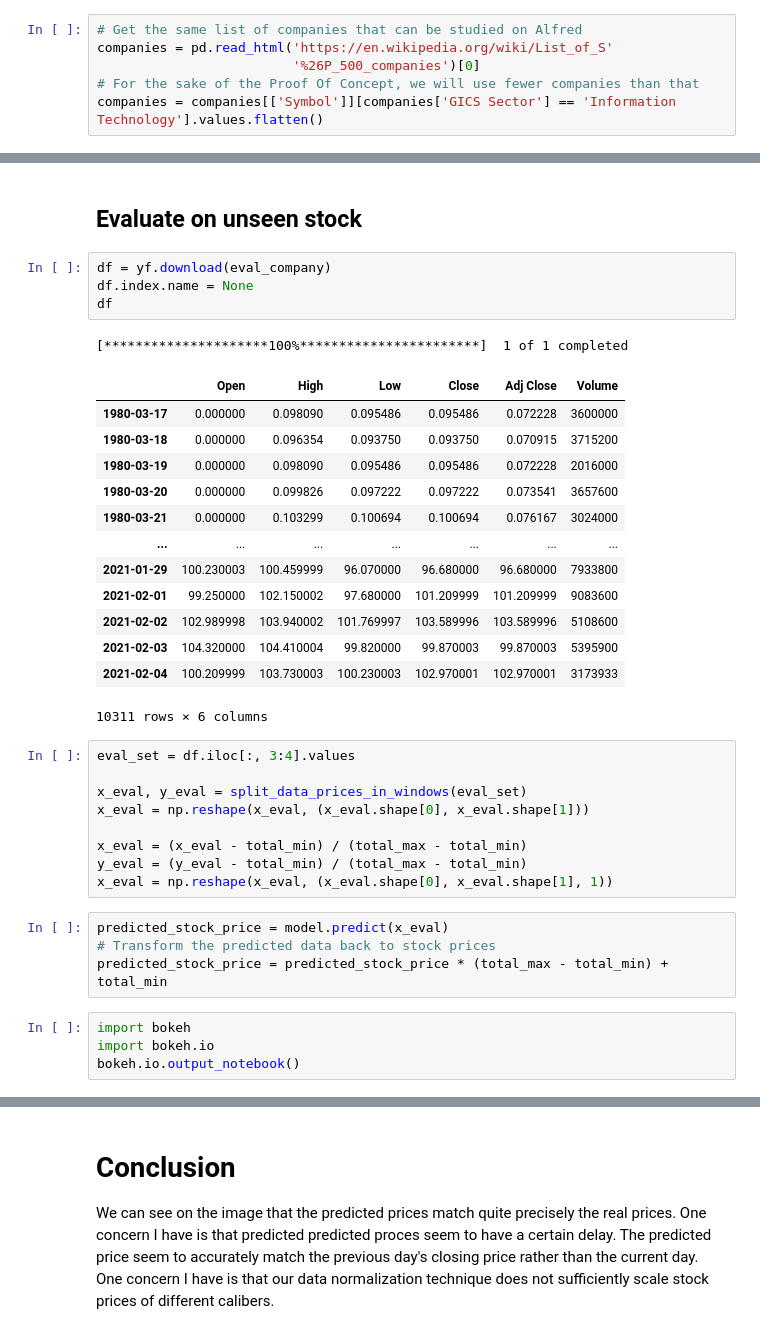
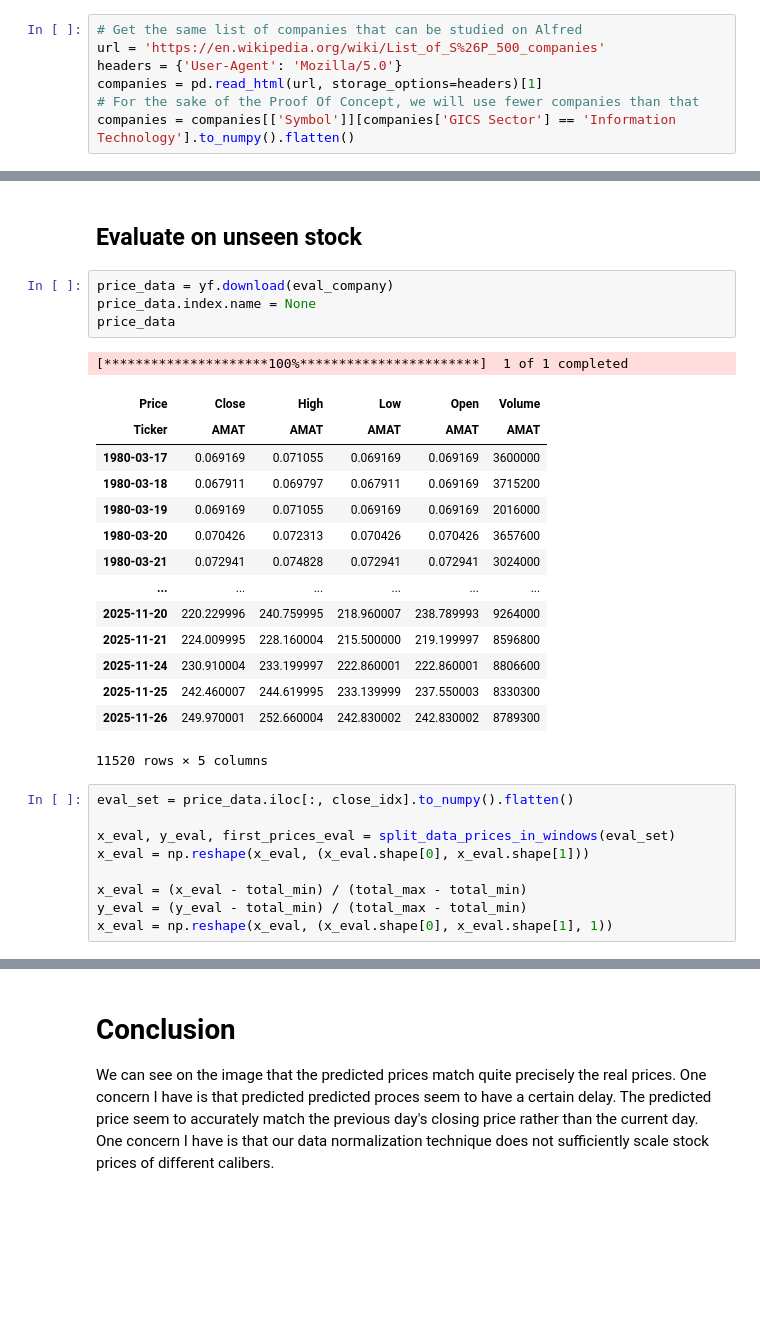
Before and after one commit to Fournierp/alfred, a Jupyter notebook: models/LSTM Vanilla.ipynb, the cells around one changed output, grey strips where cells are left out. Saved outputs shown, nothing was run; the diff lists cells and outputs as text; blank space fills up the shorter version.

Commit message:
Review model

```diff
--- a/models/LSTM Vanilla.ipynb
+++ b/models/LSTM Vanilla.ipynb
@@ -59,7 +23,8 @@ np.random.seed(512)
 # Pre-Processing
 # %%
 # Get the same list of companies that can be studied on Alfred
-companies = pd.read_html('https://en.wikipedia.org/wiki/List_of_S'
-                         '%26P_500_companies')[0]
+url = 'https://en.wikipedia.org/wiki/List_of_S%26P_500_companies'
+headers = {'User-Agent': 'Mozilla/5.0'}
+companies = pd.read_html(url, storage_options=headers)[1]
 # For the sake of the Proof Of Concept, we will use fewer companies than that
-companies = companies[['Symbol']][companies['GICS Sector'] == 'Information Technology'].values.flatten()
+companies = companies[['Symbol']][companies['GICS Sector'] == 'Information Technology'].to_numpy().flatten()
@@ -252,38 +284,31 @@ Text(0.5, 0, 'Epoch')
 # %% [markdown]
 ## Evaluate on unseen stock
 # %%
-df = yf.download(eval_company)
-df.index.name = None
-df
+price_data = yf.download(eval_company)
+price_data.index.name = None
+price_data
 # %% [output]
 [*********************100%***********************]  1 of 1 completed
-|  | Open | High | Low | Close | Adj Close | Volume |
-| 1980-03-17 | 0.000000 | 0.098090 | 0.095486 | 0.095486 | 0.072228 | 3600000 |
-| 1980-03-18 | 0.000000 | 0.096354 | 0.093750 | 0.093750 | 0.070915 | 3715200 |
-| 1980-03-19 | 0.000000 | 0.098090 | 0.095486 | 0.095486 | 0.072228 | 2016000 |
-| 1980-03-20 | 0.000000 | 0.099826 | 0.097222 | 0.097222 | 0.073541 | 3657600 |
-| 1980-03-21 | 0.000000 | 0.103299 | 0.100694 | 0.100694 | 0.076167 | 3024000 |
-| ... | ... | ... | ... | ... | ... | ... |
-| 2021-01-29 | 100.230003 | 100.459999 | 96.070000 | 96.680000 | 96.680000 | 7933800 |
-| 2021-02-01 | 99.250000 | 102.150002 | 97.680000 | 101.209999 | 101.209999 | 9083600 |
-| 2021-02-02 | 102.989998 | 103.940002 | 101.769997 | 103.589996 | 103.589996 | 5108600 |
-| 2021-02-03 | 104.320000 | 104.410004 | 99.820000 | 99.870003 | 99.870003 | 5395900 |
-| 2021-02-04 | 100.209999 | 103.730003 | 100.230003 | 102.970001 | 102.970001 | 3173933 |
+| Price | Close | High | Low | Open | Volume |
+| Ticker | AMAT | AMAT | AMAT | AMAT | AMAT |
+| 1980-03-17 | 0.069169 | 0.071055 | 0.069169 | 0.069169 | 3600000 |
+| 1980-03-18 | 0.067911 | 0.069797 | 0.067911 | 0.069169 | 3715200 |
+| 1980-03-19 | 0.069169 | 0.071055 | 0.069169 | 0.069169 | 2016000 |
+| 1980-03-20 | 0.070426 | 0.072313 | 0.070426 | 0.070426 | 3657600 |
+| 1980-03-21 | 0.072941 | 0.074828 | 0.072941 | 0.072941 | 3024000 |
+| ... | ... | ... | ... | ... | ... |
+| 2025-11-20 | 220.229996 | 240.759995 | 218.960007 | 238.789993 | 9264000 |
+| 2025-11-21 | 224.009995 | 228.160004 | 215.500000 | 219.199997 | 8596800 |
+| 2025-11-24 | 230.910004 | 233.199997 | 222.860001 | 222.860001 | 8806600 |
+| 2025-11-25 | 242.460007 | 244.619995 | 233.139999 | 237.550003 | 8330300 |
+| 2025-11-26 | 249.970001 | 252.660004 | 242.830002 | 242.830002 | 8789300 |
-10311 rows × 6 columns
+11520 rows × 5 columns
 # %%
-eval_set = df.iloc[:, 3:4].values
+eval_set = price_data.iloc[:, close_idx].to_numpy().flatten()
 
-x_eval, y_eval = split_data_prices_in_windows(eval_set)
+x_eval, y_eval, first_prices_eval = split_data_prices_in_windows(eval_set)
 x_eval = np.reshape(x_eval, (x_eval.shape[0], x_eval.shape[1]))
 
 x_eval = (x_eval - total_min) / (total_max - total_min)
 y_eval = (y_eval - total_min) / (total_max - total_min)
 x_eval = np.reshape(x_eval, (x_eval.shape[0], x_eval.shape[1], 1))
-# %%
-predicted_stock_price = model.predict(x_eval)
-# Transform the predicted data back to stock prices
-predicted_stock_price = predicted_stock_price * (total_max - total_min) + total_min
-# %%
-import bokeh
-import bokeh.io
-bokeh.io.output_notebook()
```
Also changed, not shown: parts of 27 cells of this notebook, 3 other files.
